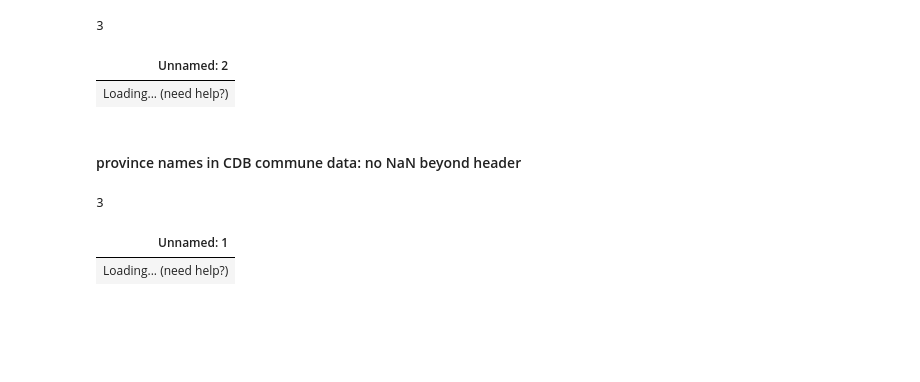
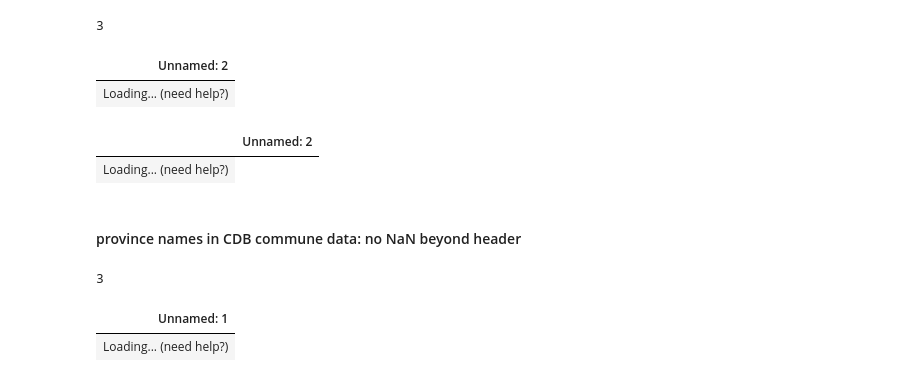
Before and after one commit to sig-gis/mpi, a Jupyter notebook: code/other/village_info_in_CF_vs_CDB.ipynb, the cells around one changed output. Drawn from its saved outputs; the diff is of its cells as text; code cells hidden in the pictures; blank space fills up the shorter version.

```diff
--- a/code/other/village_info_in_CF_vs_CDB.ipynb
+++ b/code/other/village_info_in_CF_vs_CDB.ipynb
@@ -511,6 +475,11 @@ dist_s.head() # NaN only in the first 3 rows above the header
 # %% [output]
 | Unnamed: 2 |
 | Loading... (need help?) |
+# %%
+dist_s.value_counts()
+# %% [output]
+|  | Unnamed: 2 |
+| Loading... (need help?) |
 # %% [markdown]
 #### province names in CDB commune data: no NaN beyond header
 # %%
```
Also changed, not shown: parts of 20 cells of this notebook, 2 other files.
